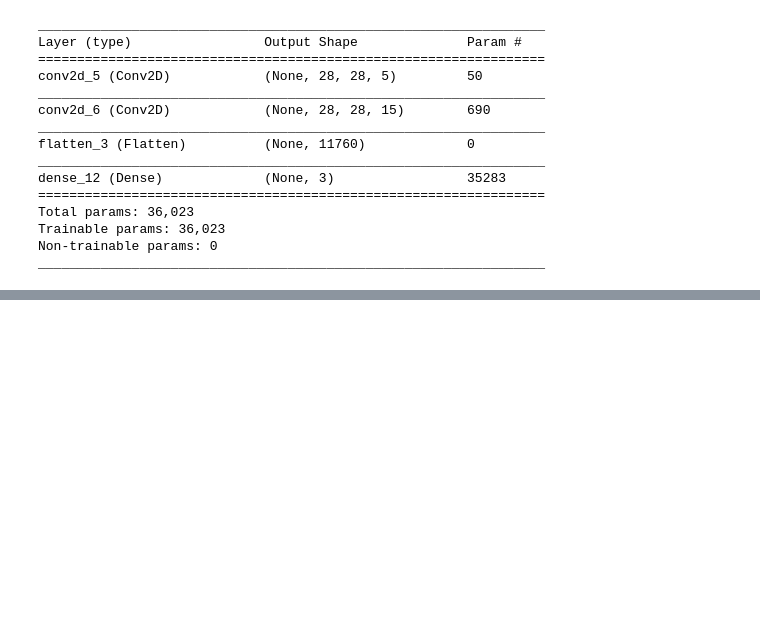
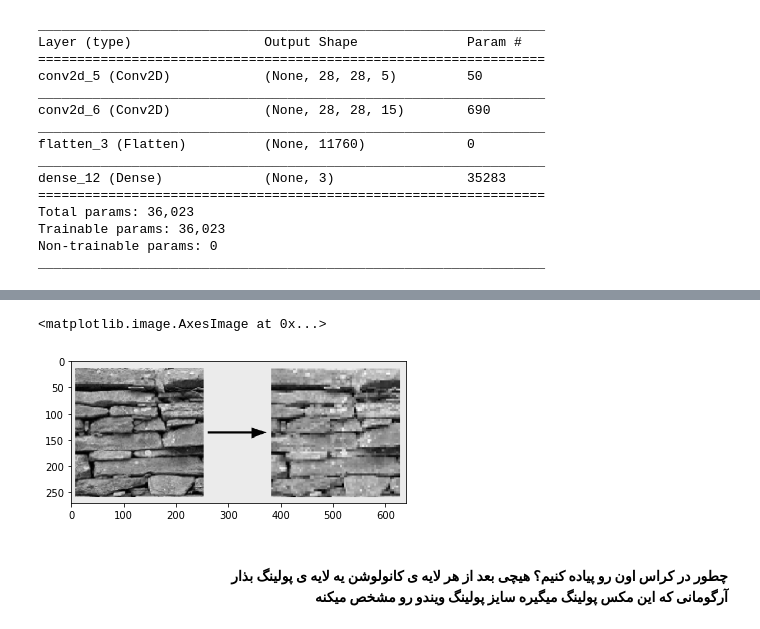
Before and after one commit to ShahrokhGit/DL_Practice, a Jupyter notebook: CNN_Chapter03.ipynb, the cells around one changed output, grey strips where cells are left out. Saved outputs shown, nothing was run; the diff lists cells and outputs as text; code cells hidden in the pictures; blank space fills up the shorter version.

```diff
--- a/CNN_Chapter03.ipynb
+++ b/CNN_Chapter03.ipynb
@@ -275,0 +291,12 @@ _________________________________________________________________
+# %%
+mxpool = plt.imread('Photos/MaxPooling.PNG')
+plt.imshow(mxpool)
+# %% [output]
+<matplotlib.image.AxesImage at 0x...>
+[figure, added]
+# %% [markdown]
+<div align = 'right'>
+    <font size=3, style='font-family:B Nazanin'>
+        <b>
+            <br> چطور در کراس اون رو پیاده کنیم؟ هیچی بعد از هر لایه ی کانولوشن یه لایه ی پولینگ بذار
+            <br> آرگومانی که این مکس پولینگ میگیره سایز پولینگ ویندو رو مشخص میکنه
```
Also changed, not shown: parts of 6 cells of this notebook, 2 other files.
